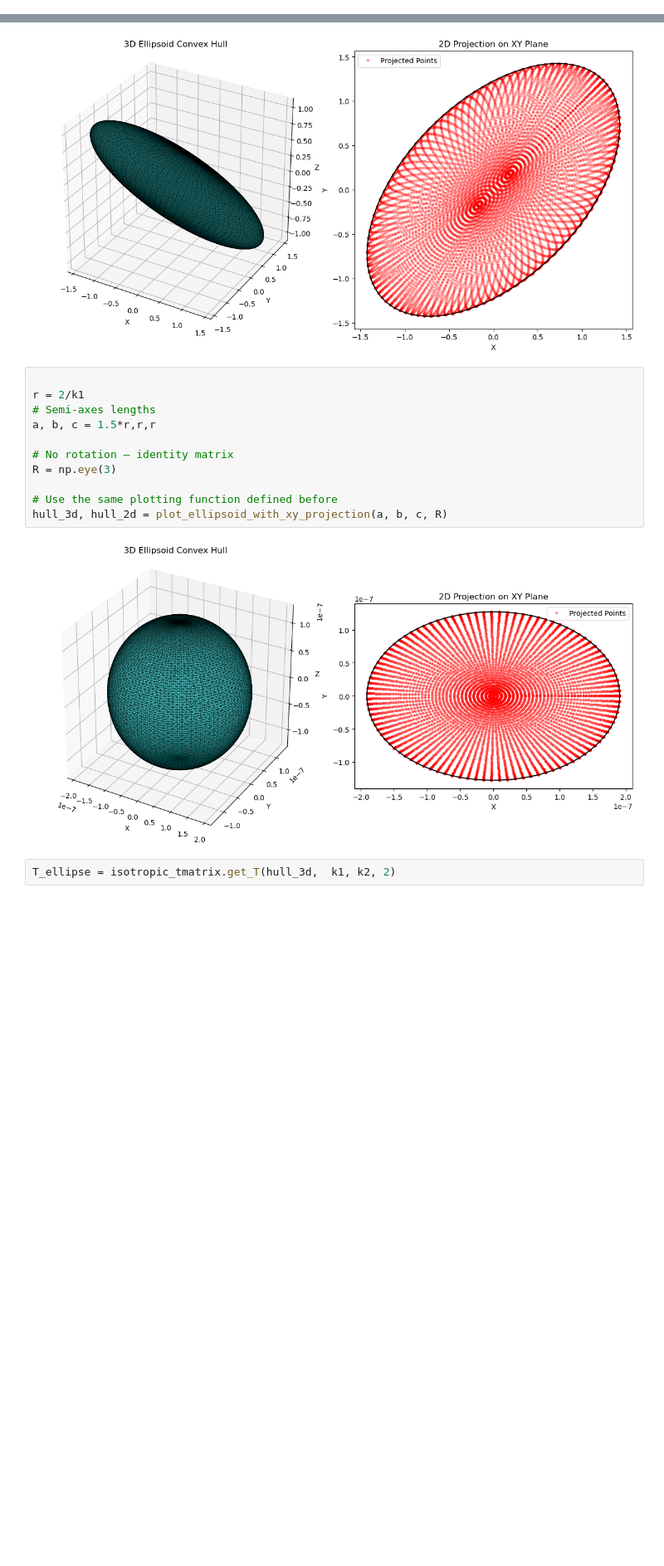
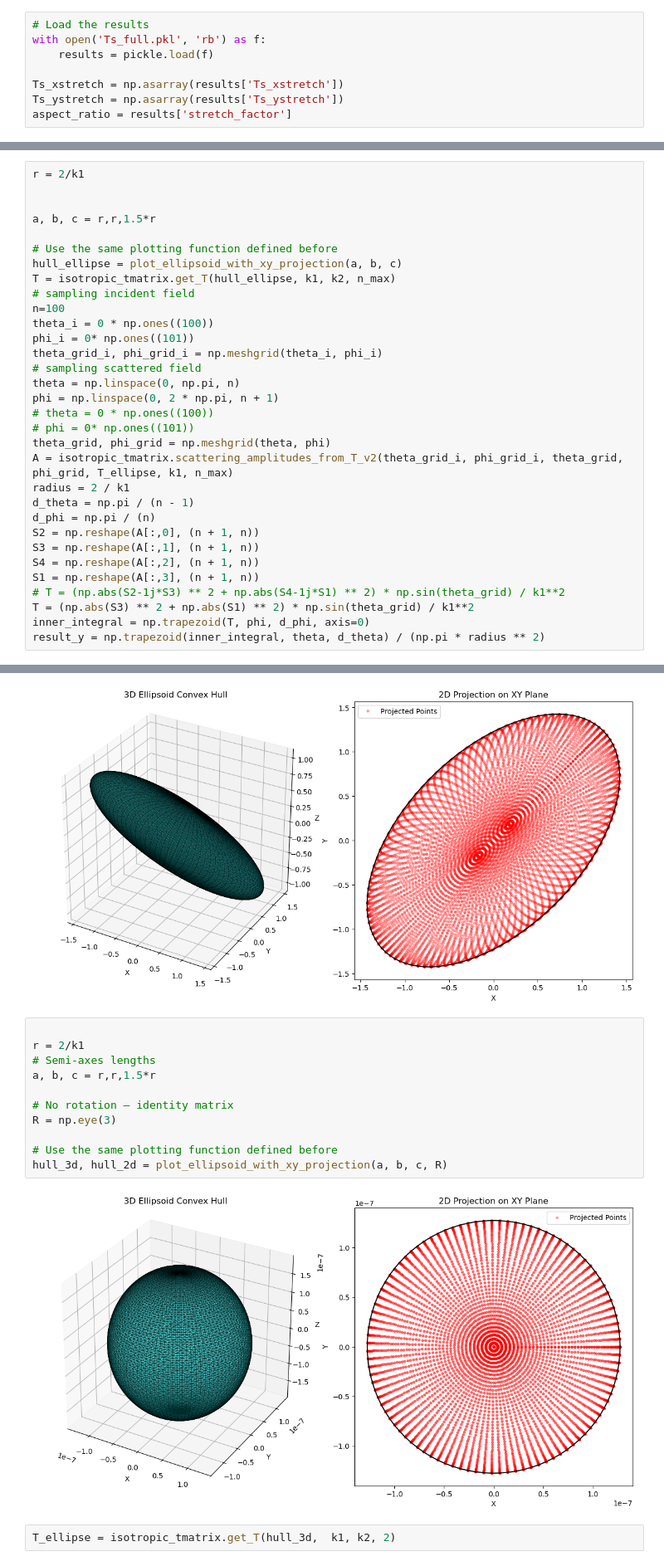
Before and after one commit to Optical-Theory-Group/random-matrix, a Jupyter notebook: T_mat sphere check.ipynb, the cells around one changed output, grey strips where cells are left out. Shown at 83% size. Cells and saved outputs as stored; diff of their text form; blank space fills up the shorter version.

```diff
--- a/T_mat sphere check.ipynb
+++ b/T_mat sphere check.ipynb
@@ -7,0 +11,8 @@ import math
+# %%
+# Load the results
+with open('Ts_full.pkl', 'rb') as f:
+    results = pickle.load(f)
+
+Ts_xstretch = np.asarray(results['Ts_xstretch'])
+Ts_ystretch = np.asarray(results['Ts_ystretch'])
+aspect_ratio = results['stretch_factor']
@@ -20,0 +447,32 @@ Number of modes: 8
+# %%
+r = 2/k1
+
+
+a, b, c = r,r,1.5*r
+
+# Use the same plotting function defined before
+hull_ellipse = plot_ellipsoid_with_xy_projection(a, b, c)
+T = isotropic_tmatrix.get_T(hull_ellipse, k1, k2, n_max)
+# sampling incident field
+n=100
+theta_i = 0 * np.ones((100))
+phi_i = 0* np.ones((101))
+theta_grid_i, phi_grid_i = np.meshgrid(theta_i, phi_i)
+# sampling scattered field
+theta = np.linspace(0, np.pi, n)
+phi = np.linspace(0, 2 * np.pi, n + 1)
+# theta = 0 * np.ones((100))
+# phi = 0* np.ones((101))
+theta_grid, phi_grid = np.meshgrid(theta, phi)
+A = isotropic_tmatrix.scattering_amplitudes_from_T_v2(theta_grid_i, phi_grid_i, theta_grid, phi_grid, T_ellipse, k1, n_max)
+radius = 2 / k1
+d_theta = np.pi / (n - 1)
+d_phi = np.pi / (n)
+S2 = np.reshape(A[:,0], (n + 1, n))
+S3 = np.reshape(A[:,1], (n + 1, n))
+S4 = np.reshape(A[:,2], (n + 1, n))
+S1 = np.reshape(A[:,3], (n + 1, n))
+# T = (np.abs(S2-1j*S3) ** 2 + np.abs(S4-1j*S1) ** 2) * np.sin(theta_grid) / k1**2
+T = (np.abs(S3) ** 2 + np.abs(S1) ** 2) * np.sin(theta_grid) / k1**2
+inner_integral = np.trapezoid(T, phi, d_phi, axis=0)
+result_y = np.trapezoid(inner_integral, theta, d_theta) / (np.pi * radius ** 2)
@@ -143,16 +605,16 @@ hull_3d, hull_2d = plot_ellipsoid_with_xy_projection(a, b, c, R)
 # %%
 
 r = 2/k1
 # Semi-axes lengths
-a, b, c = 1.5*r,r,r
+a, b, c = r,r,1.5*r
 
 # No rotation — identity matrix
 R = np.eye(3)
 
 # Use the same plotting function defined before
 hull_3d, hull_2d = plot_ellipsoid_with_xy_projection(a, b, c, R)
 # %% [output]
-[figure, old version]
+[figure, new version]
 # %%
 T_ellipse = isotropic_tmatrix.get_T(hull_3d,  k1, k2, 2)
 # %% [output]
```
Also changed, not shown: parts of 25 cells of this notebook, 1 other file.
